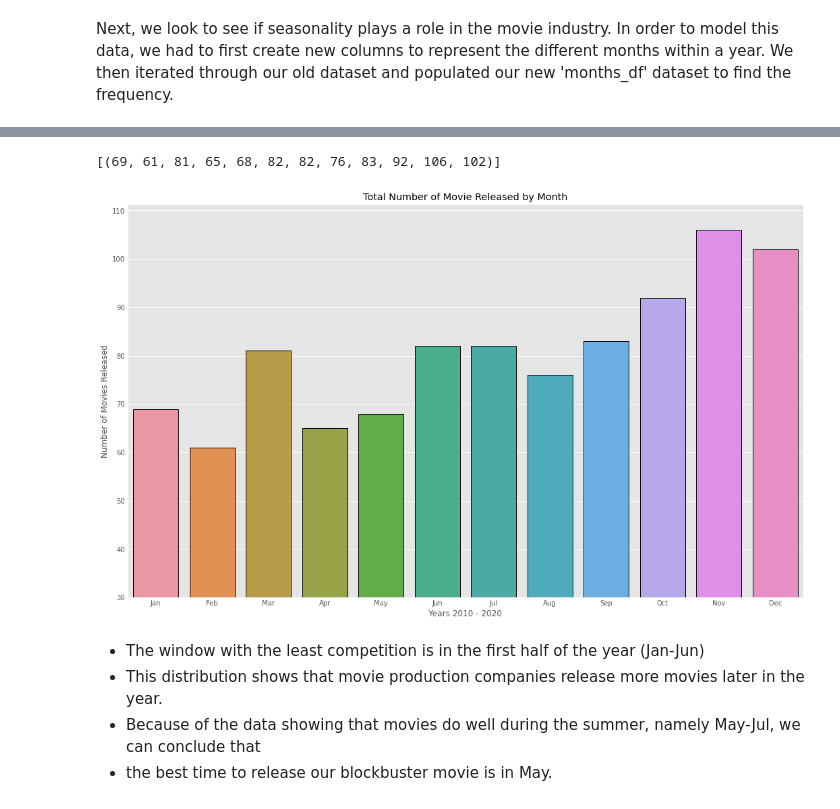
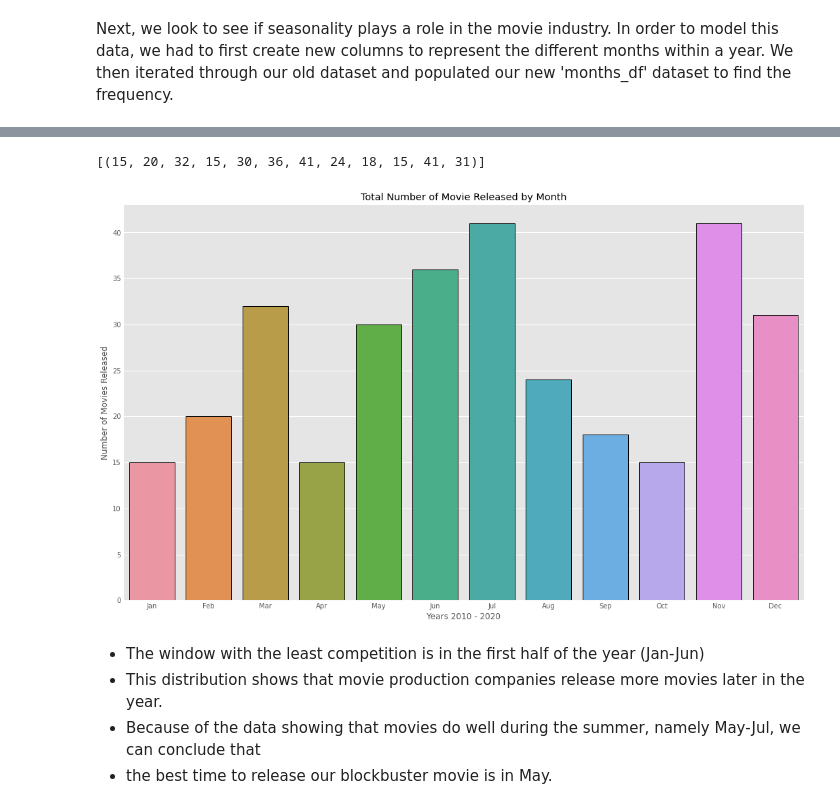
Before and after one commit to 281clo/microsoft-movie-analysis, a Jupyter notebook: index-Copy.ipynb, the cells around one changed output, grey strips where cells are left out. Cells and saved outputs as stored; diff of their text form; code cells hidden in the pictures.

Commit message:
fixed data to include only adventure and scifi

```diff
--- a/index-Copy.ipynb
+++ b/index-Copy.ipynb
@@ -750,12 +822,13 @@ df_months_values['month'] = pd.Categorical(df_months_values['month'], categories
 df_months_values = df_months_values['month'].sort_values()
 df_months_values = list(df_months_values)
 
+
 # Count the frequency of each month
-for x in BigFrame['month']:
+for x in df_action_scifi['month']:
     if x in column_names:
         df_months[x] += 1
 
 # Get the values from this function and copy them below *here*
 list(df_months.value_counts().index)
 # %% [output]
-[(69, 61, 81, 65, 68, 82, 82, 76, 83, 92, 106, 102)]
+[(15, 20, 32, 15, 30, 36, 41, 24, 18, 15, 41, 31)]
@@ -766,17 +835,21 @@ y = [69, 61, 81, 65, 68, 82, 82, 76, 83, 92, 106, 102]
+# %%
+# Initialize y for graph
+#y = [*here*]
+y = [15, 20, 32, 15, 30, 36, 41, 24, 18, 15, 41, 31]
 # %%
 # Back to working with master dataframe 'BigFrame'
 # Plot the total number of movies released each month
 # Set y = 20 so graph is better represented
 plt.style.use('ggplot')
 fig, ax = plt.subplots(figsize = (16, 10))
 x = months
 sns.barplot(x=x, y=y, edgecolor = 'black', linewidth=1);
-ax.set_ylim(bottom=30)
+#ax.set_ylim(bottom=30)
 ax.set_title('Total Number of Movie Released by Month')
 ax.set_xlabel('Years 2010 - 2020')
 ax.set_ylabel('Number of Movies Released');
 # %% [output]
-[figure, old version]
+[figure, new version]
 # %% [markdown]
 * The window with the least competition is in the first half of the year (Jan-Jun)
 * This distribution shows that movie production companies release more movies later in the year.
```
Also changed, not shown: parts of 11 cells of this notebook.
